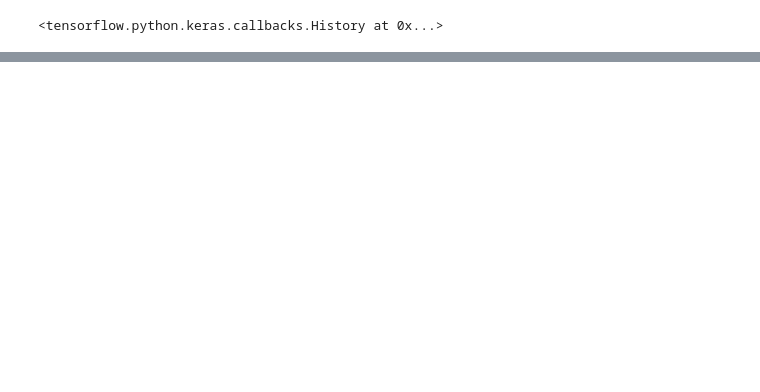
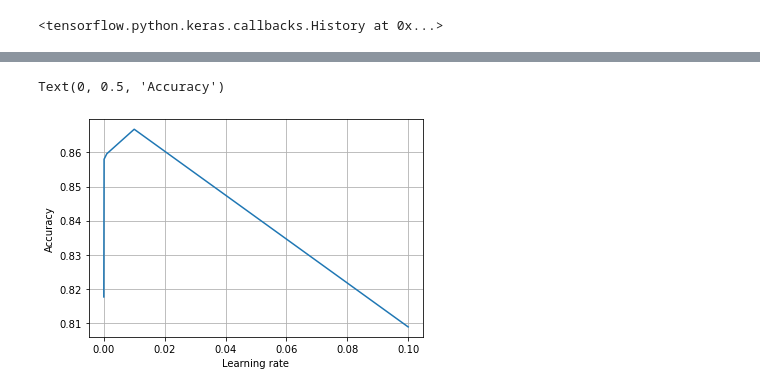
Before and after one commit to sjhamb31/AIML_GreatLearning, a Jupyter notebook: Assignment6_neural_network_SJ.ipynb, the cells around one changed output, grey strips where cells are left out. Drawn from its saved outputs; the diff is of its cells as text; code cells hidden in the pictures; blank space fills up the shorter version.

```diff
--- a/Assignment6_neural_network_SJ.ipynb
+++ b/Assignment6_neural_network_SJ.ipynb
@@ -183,0 +184,22 @@ Loss: 0.391
+# %%
+'''making a function to change hyperparameters and observe effect on metric'''
+def optmodel(n1, n2, n3, lr):
+    model = Sequential()
+    model.add(Dense(n1, input_shape=(13,), activation='relu'))
+    model.add(Dense(n2, activation='tanh'))
+    model.add(Dense(n3, activation='tanh'))
+    model.add(Dense(1, activation='sigmoid'))
+    sgd = optimizers.Adam(lr)
+    model.compile(optimizer = sgd, loss = 'binary_crossentropy', metrics=['accuracy'])
+    model.fit(xtrain, ytrain.values, batch_size=20, epochs=100, verbose=0)
+    loss, acc = model.evaluate(xtest, ytest, verbose=1)
+    res = [loss, acc]
+    return res
+
+n1 = [10,50,100,300,500]
+n2 = [15, 60, 120, 360, 600]
+n3 = [2, 3, 4]
+lr = [0.1, 0.01, 0.001, 0.0001, 0.00001]
+r = []
+for i in range(0,np.size(n1)):
+    r.append(optmodel(n1[i], n2[1], n3[0], lr[2])[1])
@@ -183,0 +212,10 @@ Loss: 0.391
+# %%
+# effect of different learning rates
+r3 = []
+for i in range(np.size(lr)):
+    r3.append(optmodel(n1[0], n2[1], n3[0], lr[i])[1])
+plt.plot(lr, r3)
+plt.grid()
+plt.xlabel('Learning rate')
+plt.ylabel('Accuracy')
+# %% [output]
@@ -184 +227,3 @@ Loss: 0.391
+Text(0, 0.5, 'Accuracy')
+[figure, added]
 # %%
```
Also changed, not shown: parts of 6 cells of this notebook.
